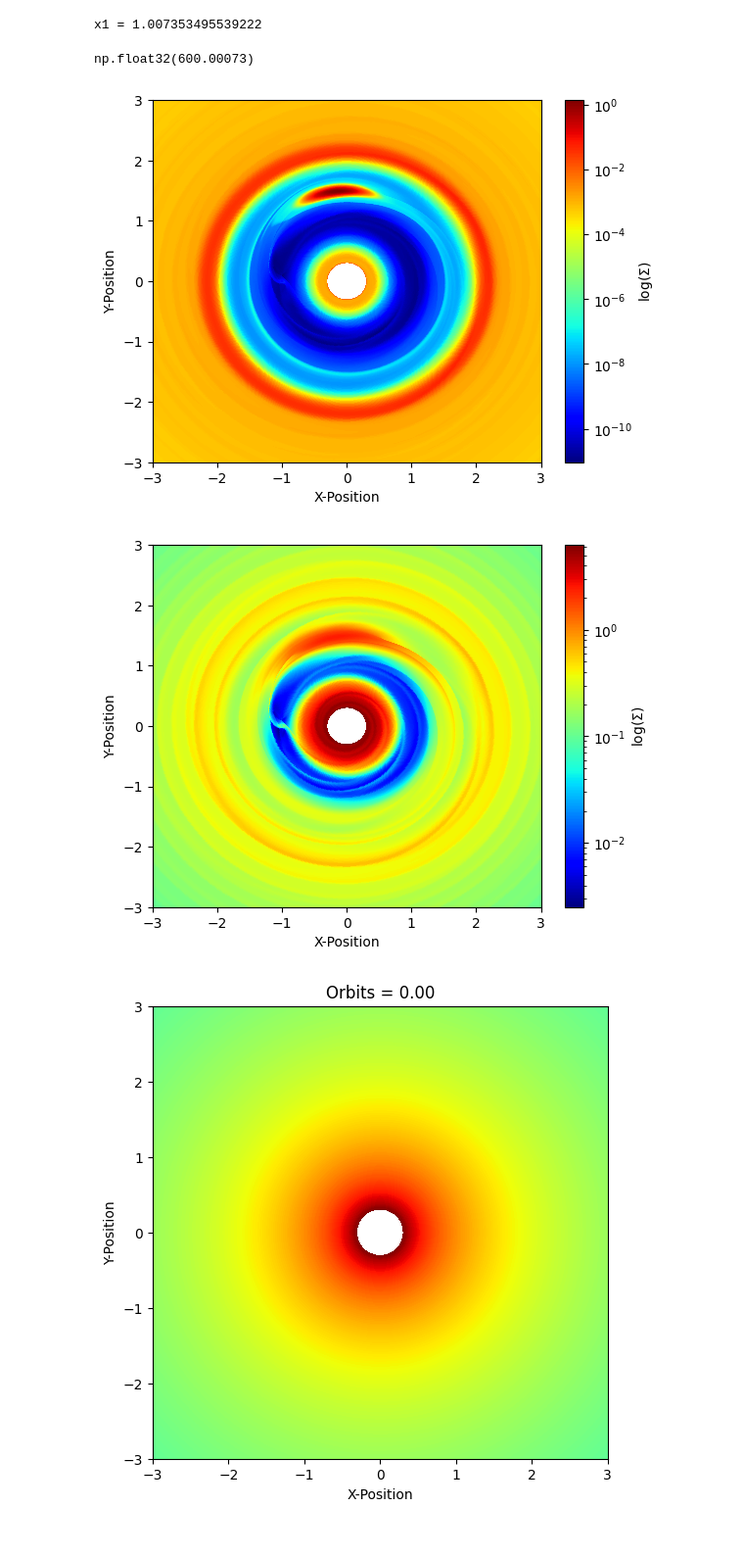
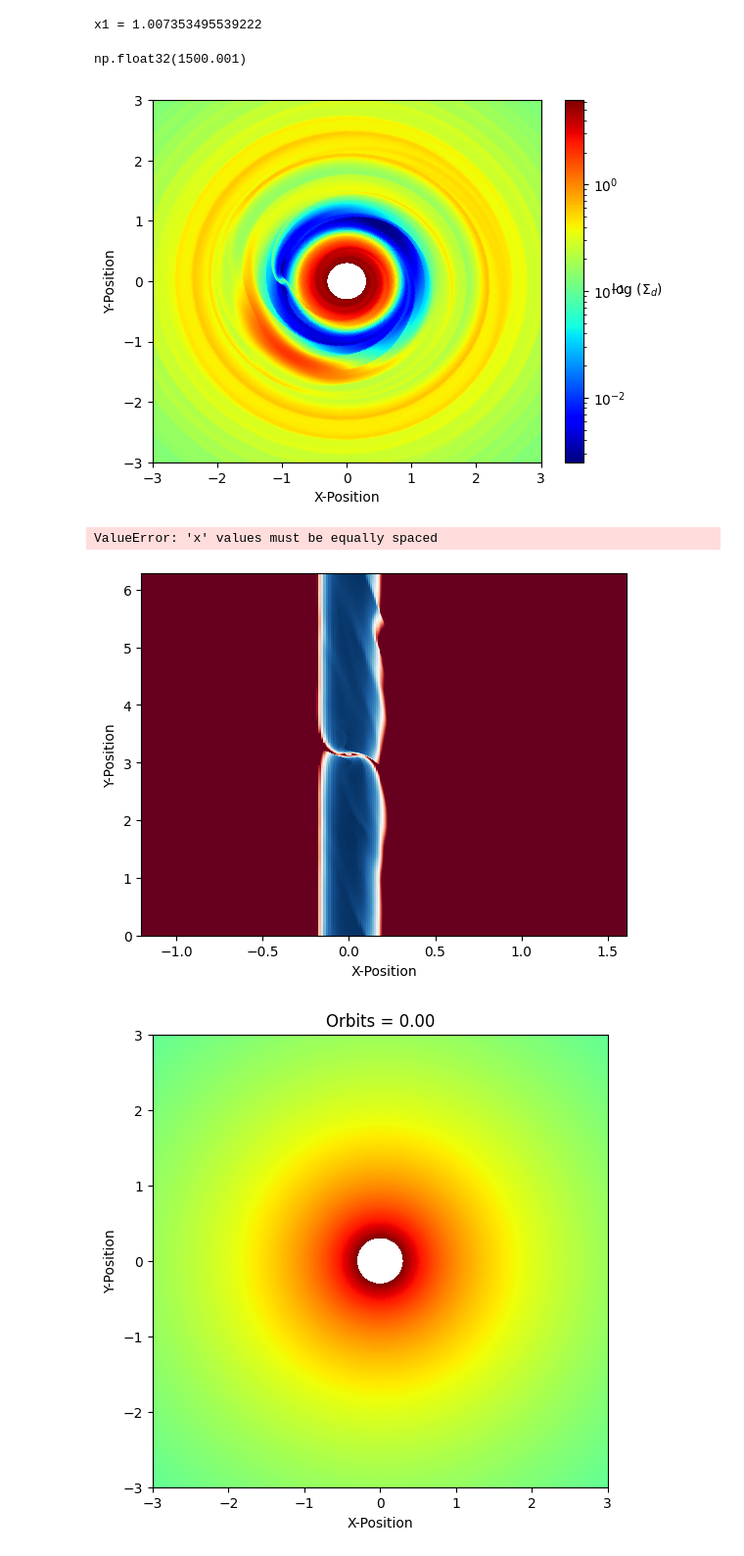
Before and after one commit to SudatKhan/dust_dynamics, a Jupyter notebook: gas_test_analysis.ipynb, the cells around one changed output. Shown at 98% size. Saved outputs shown, nothing was run; the diff lists cells and outputs as text; code cells hidden in the pictures.

```diff
--- a/gas_test_analysis.ipynb
+++ b/gas_test_analysis.ipynb
@@ -20,7 +20,7 @@ print(f"x1 = {x1:.15f}")
 # %% [output]
 x1 = 1.007353495539222
 # %%
-data = athena_read.athdf('/Users/skhan/dust_sim/disk.out1.00100.athdf')
+data = athena_read.athdf('/Users/skhan/dust_sim2/disk.out1.00150.athdf')
 dens = data.get('rho')[0]
 dens_dust = data.get('dust_1_rho')[0]
 r_c = data.get('x1v')
@@ -39,29 +39,35 @@ d_r = r_c[1:] - r_c[:-1]
 # %%
 time/(2.*np.pi)
 # %% [output]
-np.float32(600.00073)
+np.float32(1500.001)
 # %%
 R, PHI = np.meshgrid(r_f, phi_f)
 
-plt.pcolormesh(R*np.cos(PHI), R*np.sin(PHI), (dens_dust), norm='log', cmap='jet')
+plt.pcolormesh(R*np.cos(PHI), R*np.sin(PHI), (dens), norm='log', cmap='jet')
 plt.xlabel('X-Position')
 plt.ylabel('Y-Position')
 plt.xlim(-(1 + 2), 1 + 2)
 plt.ylim(-(1 + 2), 1 + 2)
-plt.colorbar().set_label(r'log($\Sigma$)', rotation=90)
+plt.colorbar().set_label(r'$\, \, \, \,$ log ($\Sigma_d$)', rotation=0)
 # %% [output]
-[figure, old version]
+[figure, new version]
 # %%
 R, PHI = np.meshgrid(r_f, phi_f)
+delta_sigma = dens - r_c**(-1.5)
+dens_perturb = delta_sigma / r_c**(-1.5)
 
-plt.pcolormesh(R*np.cos(PHI), R*np.sin(PHI), (dens), norm='log', cmap='jet', vmin=0.0025)
+plt.pcolormesh(np.log(R), PHI, dens_perturb, cmap='RdBu_r', vmin = dens_perturb.min(), vmax = -0.95)
 plt.xlabel('X-Position')
 plt.ylabel('Y-Position')
-plt.xlim(-(1 + 2), 1 + 2)
-plt.ylim(-(1 + 2), 1 + 2)
+
+plt.streamplot(np.log(r_f), phi_f, v_r, v_phi)
+
 plt.colorbar().set_label(r'log($\Sigma$)', rotation=90)
+
+plt.ylim(0.3, 1.7)
 # %% [output]
+ValueError: 'x' values must be equally spaced
-[figure, old version]
+[figure, new version]
 # %%
 import numpy as np
 import matplotlib.pyplot as plt
```
Also changed, not shown: parts of 6 cells of this notebook.
